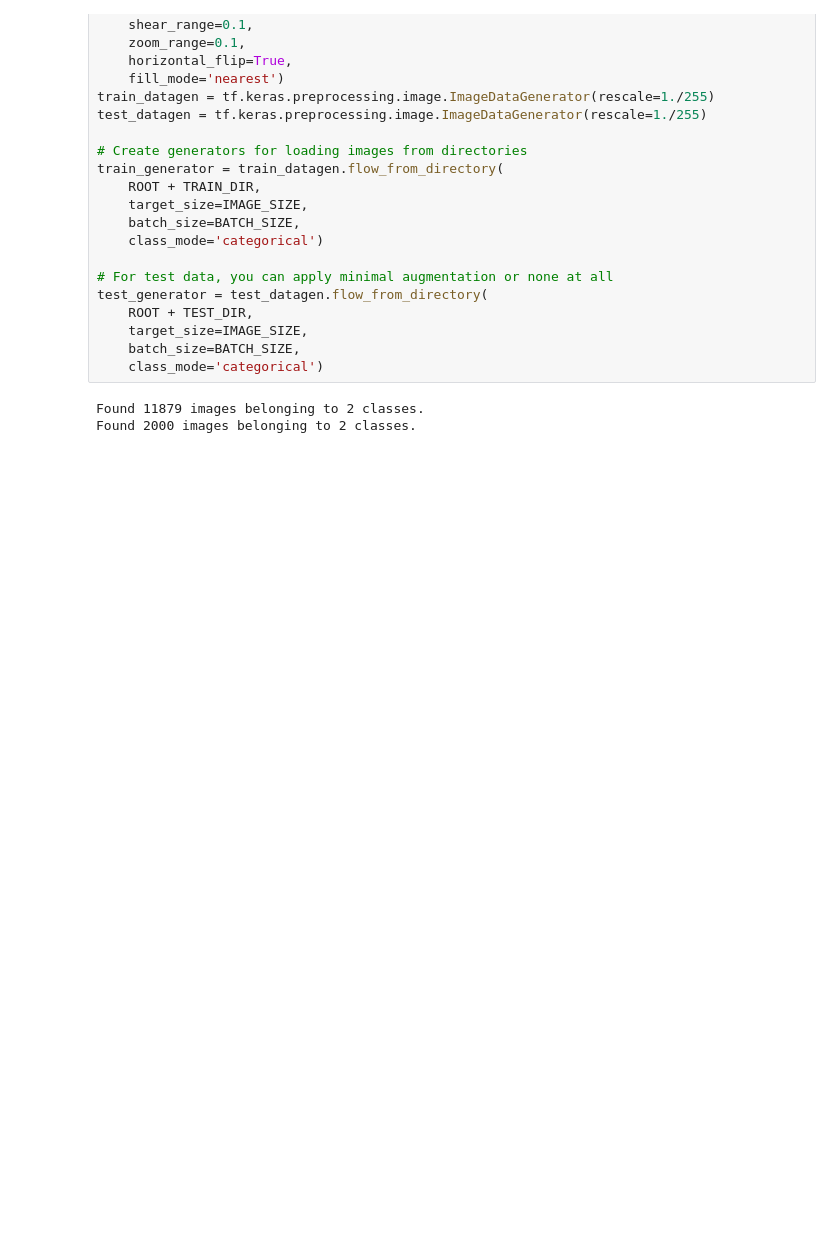
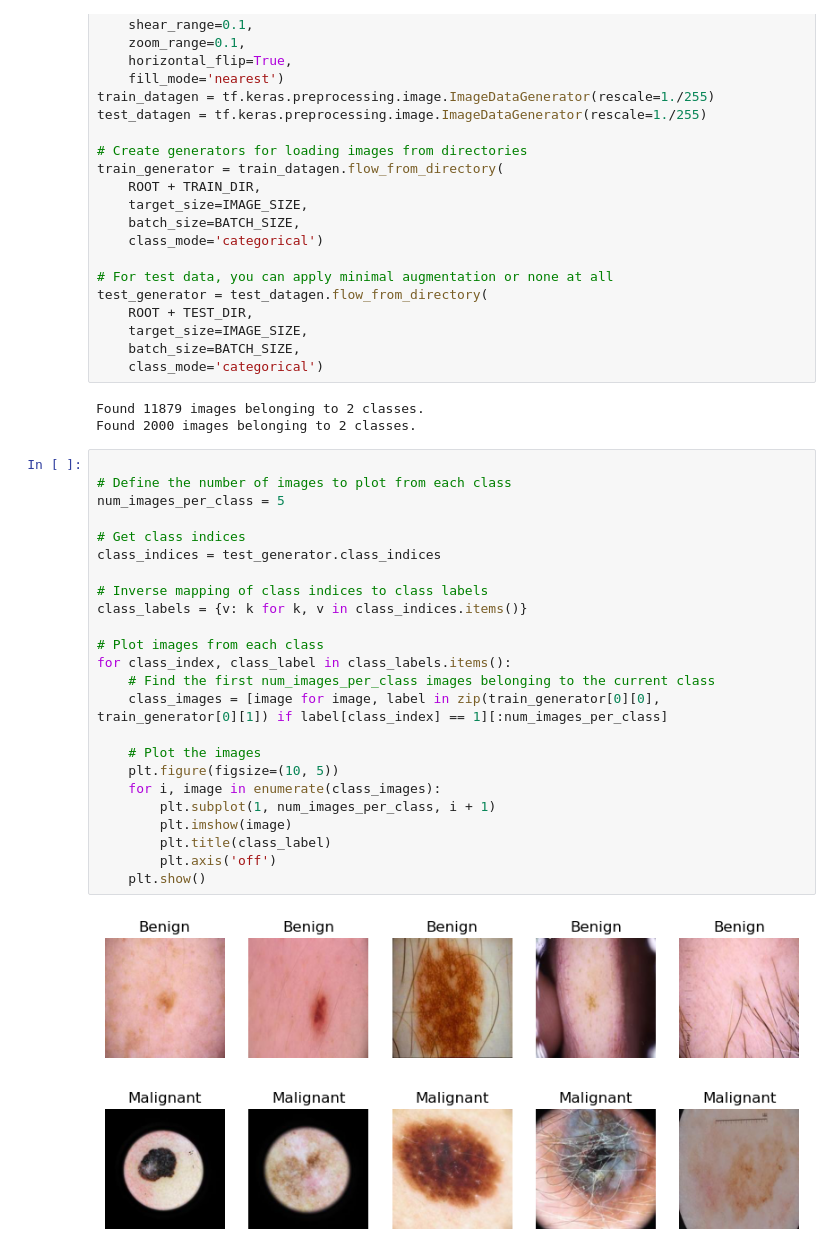
Before and after one commit to MaukanMir/Melanoma-Cancer-Image-Classifier, a Jupyter notebook: training.ipynb, the cells around one changed output. Cells and saved outputs as stored; diff of their text form; blank space fills up the shorter version.

Commit message:
visuzlize images

```diff
--- a/training.ipynb
+++ b/training.ipynb
@@ -57,3 +57,30 @@ test_generator = test_datagen.flow_from_directory(
 # %% [output]
 Found 11879 images belonging to 2 classes.
 Found 2000 images belonging to 2 classes.
+# %%
+
+# Define the number of images to plot from each class
+num_images_per_class = 5
+
+# Get class indices
+class_indices = test_generator.class_indices
+
+# Inverse mapping of class indices to class labels
+class_labels = {v: k for k, v in class_indices.items()}
+
+# Plot images from each class
+for class_index, class_label in class_labels.items():
+    # Find the first num_images_per_class images belonging to the current class
+    class_images = [image for image, label in zip(train_generator[0][0], train_generator[0][1]) if label[class_index] == 1][:num_images_per_class]
+
+    # Plot the images
+    plt.figure(figsize=(10, 5))
+    for i, image in enumerate(class_images):
+        plt.subplot(1, num_images_per_class, i + 1)
+        plt.imshow(image)
+        plt.title(class_label)
+        plt.axis('off')
+    plt.show()
+# %% [output]
+[figure, added]
+[figure, added]
```
